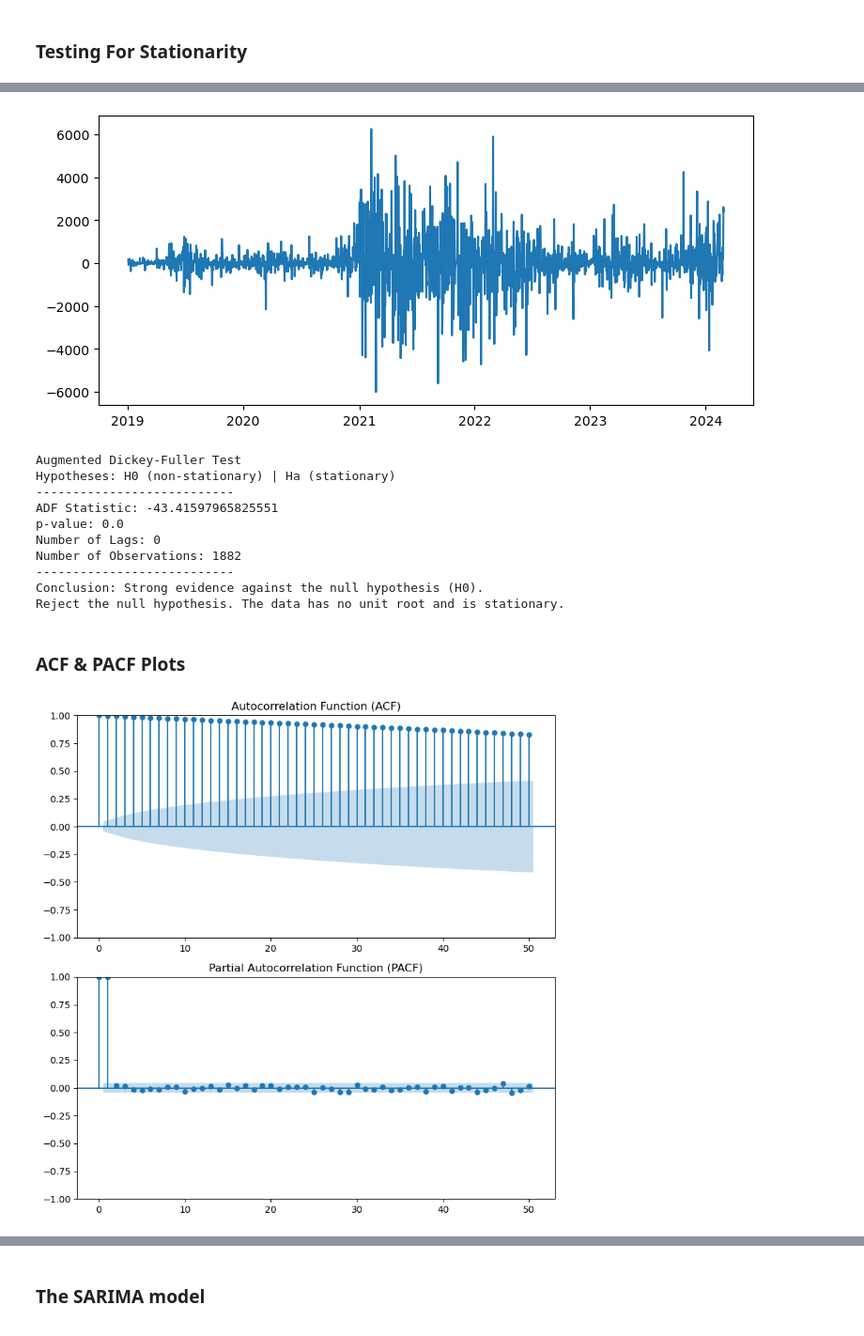
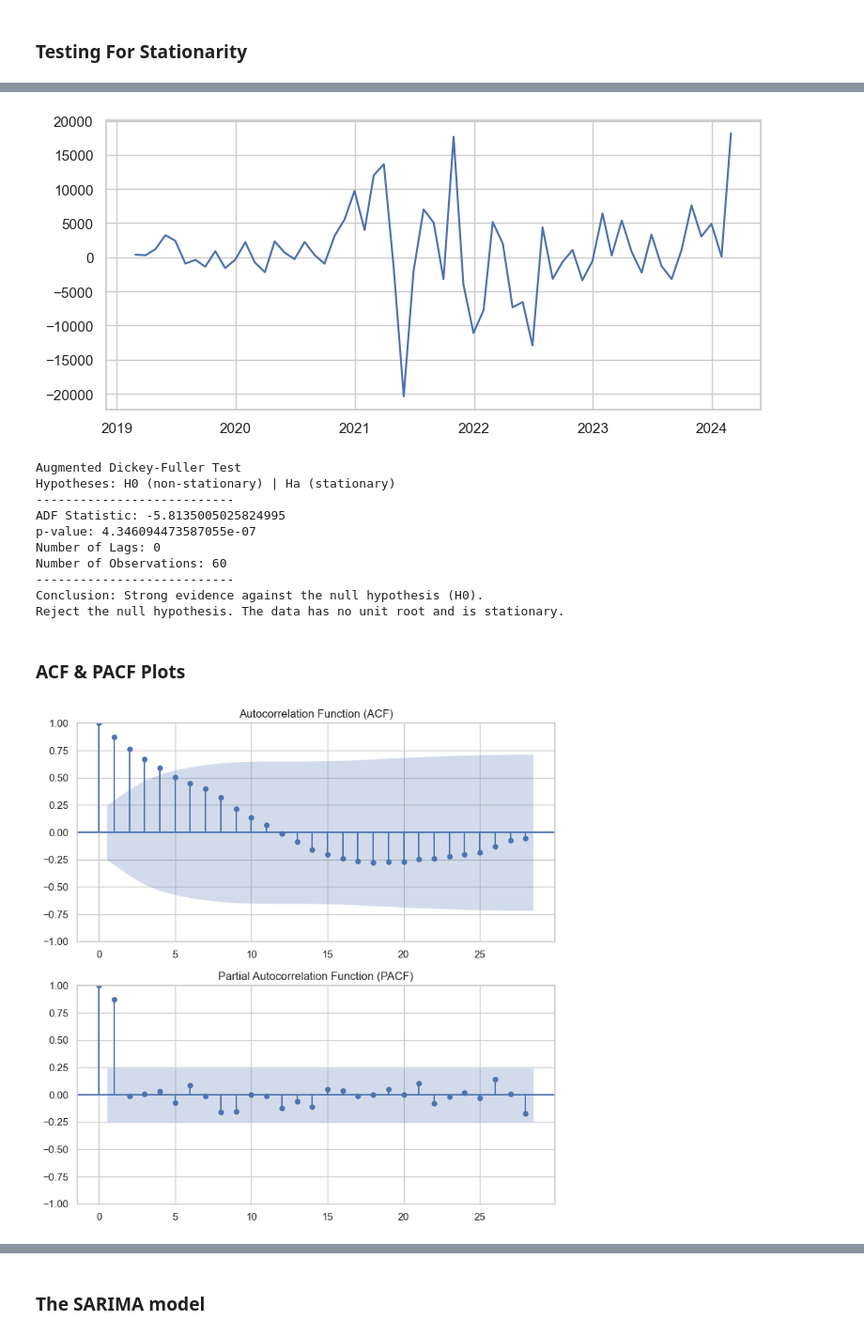
Before and after one commit to faridjn/BTC_price_prediction, a Jupyter notebook: notebooks/6.0_SARIMA.ipynb, the cells around one changed output, grey strips where cells are left out. Shown at 94% size. Drawn from its saved outputs; the diff is of its cells as text; code cells hidden in the pictures.

```diff
--- a/notebooks/6.0_SARIMA.ipynb
+++ b/notebooks/6.0_SARIMA.ipynb
@@ -54,9 +52,11 @@ print(f"Start date: {START_DATE}")
 TODAY = datetime.datetime.now().date()
 print(f"Current date: {TODAY}")
 
-PRED_STEPS = 7
+PRED_STEPS = 6
 
-BASE_DATE = TODAY - datetime.timedelta(days = PRED_STEPS)
+#BASE_DATE = TODAY - datetime.timedelta(days = PRED_STEPS*30)
+BASE_DATE = TODAY
+
 print(f"Base date: {BASE_DATE}")
 # %% [output]
 Start date: 2019-01-01
@@ -94,4 +98,4 @@ df = df.set_index('Date').reindex(r).fillna(method='ffill').rename_axis('Date').
 
 # Set period/frequency using set_index() dates
 df['Date'] = pd.to_datetime(df['Date'])
-df = df.set_index('Date').asfreq('D').dropna()
+df = df.set_index('Date').asfreq('M').dropna()
@@ -252,17 +272,17 @@ Name: BTC, dtype: float64
 # %%
 plotter(y_diff)
 # %% [output]
-[figure, old version]
+[figure, new version]
 # %%
 adfuller_test(y_diff, 0.05)
 # %% [output]
 Augmented Dickey-Fuller Test
 Hypotheses: H0 (non-stationary) | Ha (stationary)
 ---------------------------
-ADF Statistic: -43.41597965825551
-p-value: 0.0
+ADF Statistic: -5.8135005025824995
+p-value: 4.346094473587055e-07
 Number of Lags: 0
-Number of Observations: 1882
+Number of Observations: 60
 ---------------------------
 Conclusion: Strong evidence against the null hypothesis (H0).
 Reject the null hypothesis. The data has no unit root and is stationary.
@@ -286,7 +306,7 @@ def plot_acf_pacf(time_series, max_lags=50):
     plt.tight_layout()
     plt.show()
 # %%
-plot_acf_pacf(y,50)
+plot_acf_pacf(y,28)
 # %% [output]
-[figure, old version]
+[figure, new version]
 # %%
```
Also changed, not shown: parts of 18 cells of this notebook.
